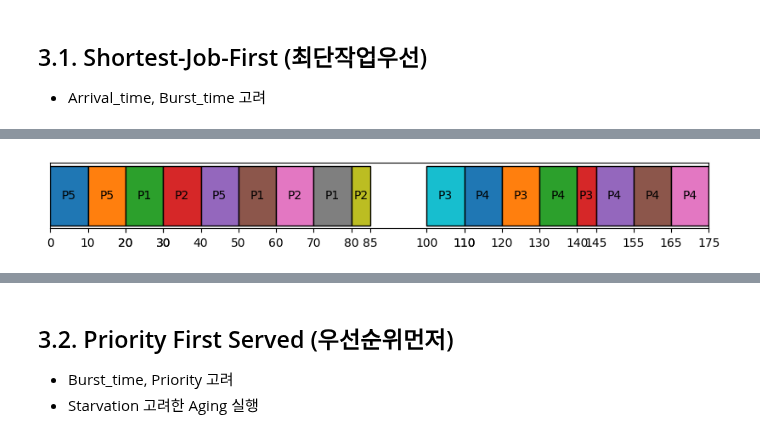
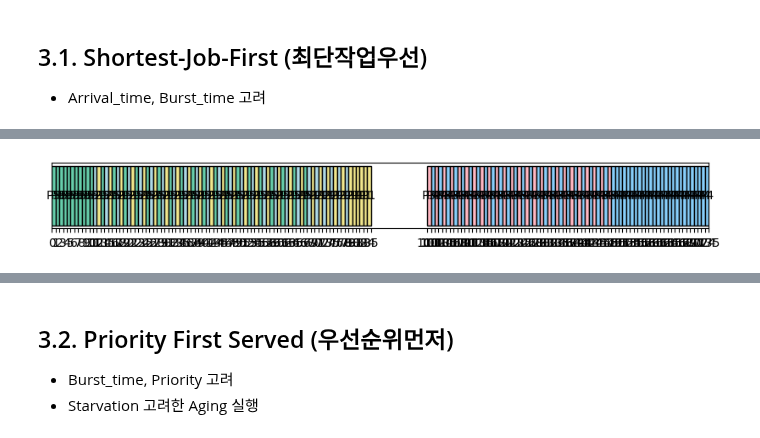
Before and after one commit to jiho264/2023os, a Jupyter notebook: homework01/homework01.ipynb, the cells around one changed output, grey strips where cells are left out. Drawn from its saved outputs; the diff is of its cells as text; code cells hidden in the pictures.

```diff
--- a/homework01/homework01.ipynb
+++ b/homework01/homework01.ipynb
@@ -32,0 +37,5 @@ MarkDown 문서로 설명과 해설 그리고 주석이 포함된 주피터노
+# %%
+file = open("color_list.txt", "r")
+_COLORS_ = file.read().splitlines()
+file.close()
+print("_COLORS_ length is :", len(_COLORS_))
@@ -99,7 +109,6 @@ def draw(_order):
     _start_counter = 0
     _done_counter = 0
 
-
     for _pid, _runtime in _order:
         # NOT CPU RUNNING
         if (_pid < 0):
@@ -117,7 +126,6 @@ def draw(_order):
             for i in range(len(_process)):
                 if (_process[i]['Num'] == _pid):
                     _target = _process[i]
-            _pid -= 1
 
             # First come in CPU
             if (_target['Priority'] > 0):
@@ -131,14 +139,14 @@ def draw(_order):
                 _start_counter += 1
                 _xlim_tickers.append(_now_time)
 
-            # if (_process[_pid]['Burst_time'] >= _runtime):
             _sum_of_busrt_time += _target['Burst_time']
             _cumsum_waiting_time += _now_time
 
-            ax.barh(0, _runtime, left=_now_time, edgecolor='black')
+            ax.barh(0, _runtime, left=_now_time,
+                    edgecolor='black', color=_COLORS_[_JUST_PRINT_IDX_-1])
             _now_time += _runtime
             ax.text(_now_time - _runtime/2, 0,
-                    ('P'+str(_target['Num'])), ha='center', va='center')
+                    ('P'+str(_JUST_PRINT_IDX_)), ha='center', va='center')
 
             # burst_time - running time
             _target['Burst_time'] -= _runtime
@@ -437,48 +460,46 @@ ALL EXIT  GOOD JOB!!!
 ## 3.1. Shortest-Job-First (최단작업우선)
 - Arrival_time, Burst_time 고려
 # %%
-_order = []
-_list = copy.deepcopy(_DATA_)
-_list = sorted(_list, key=lambda x: x['Arrival_time'])
-#########################
-# round robin이나 선점형에선 작업 추가 후 다시 볼 일이 있기 때문에 해당 변수 초기화하면 안 됨.
-_queue = []
-#########################
-_end_time = 0
-# arrival_time 고려해야하니 timer 작동
-for _now_time in range(_MAX_TIME_LENGTH_):
+def preemptive_SJF():
+    _order = []
+    _list = copy.deepcopy(_DATA_)
+    _list = sorted(_list, key=lambda x: x['Arrival_time'])
+    #########################
+    # round robin이나 선점형에선 작업 추가 후 다시 볼 일이 있기 때문에 해당 변수 초기화하면 안 됨.
+    _queue = []
+    #########################
+    _end_time = 0
+    # arrival_time 고려해야하니 timer 작동
+    for _now_time in range(_MAX_TIME_LENGTH_):
 
-    # 만약 모든 Burst_time 합이 0이면 모든 작업이 종료된 것
-    # 다만 마지막 작업 추가했을 때와, _now_time간 오차있음.
-    if (is_complete(_list) == True):
-        _order.append([_NON_PROCESS_, _ALL_JOB_IS_DONE_])
-        break
-    # 아직 안 끝남.
-    else:
-        # 노는 중
-        if (_end_time < _now_time):
-            # take a rest 1sec == timer speed
-            _order.append([_NON_PROCESS_, 1])
-            _end_time += 1
+        # 만약 모든 Burst_time 합이 0이면 모든 작업이 종료된 것
+        # 다만 마지막 작업 추가했을 때와, _now_time간 오차있음.
+        if (is_complete(_list) == True):
+            _order.append([_NON_PROCESS_, _ALL_JOB_IS_DONE_])
+            break
+        # 아직 안 끝남.
+        else:
+            # 노는 중
+            if (_end_time < _now_time):
+                # take a rest 1sec == timer speed
+                _order.append([_NON_PROCESS_, 1])
+                _end_time += 1
 
-        # 현재 시간에 도착해있는 작업들 리스트업
-        for _process in _list:
-            if (_process['Arrival_time'] == _now_time):
-                # _arrival_list.append(_process)
-                _queue.append(_process)
+            # 현재 시간에 도착해있는 작업들 리스트업
+            for _process in _list:
+                if (_process['Arrival_time'] == _now_time):
+                    # _arrival_list.append(_process)
+                    _queue.append(_process)
 
-        # _QUANTUM_TIME_ 마다 큐에서 스케쥴링
-        if (_now_time % _QUANTUM_TIME_ == 0):
+            # _now_time 마다 큐에서 스케쥴링
+            _queue.sort(key=lambda x: x['Burst_time'])
             for _process in _queue:
                 if (_process['Burst_time'] > 0):
-                    if (_process['Burst_time'] - _QUANTUM_TIME_ >= 0):
-                        _order.append([_process['Num'], _QUANTUM_TIME_])
-                        _end_time += _QUANTUM_TIME_
-                        _process['Burst_time'] -= _QUANTUM_TIME_
-                    else:
-                        _order.append(
-                            [_process['Num'], _process['Burst_time']])
-                        _end_time += _process['Burst_time']
-                        _process['Burst_time'] = 0
-draw(_order)
+                    if (_process['Burst_time'] - 1 >= 0):
+                        _order.append([_process['Num'], 1])
+                        _end_time += 1
+                        _process['Burst_time'] -= 1
+    draw(_order)
+
+preemptive_SJF()
 # %% [output]
@@ -486,4 +507,4 @@ draw(_order)
 ALL START GOOD JOB!!!
 ALL EXIT  GOOD JOB!!!
-[figure, old version]
+[figure, new version]
 # %% [markdown]
```
Also changed, not shown: parts of 10 cells of this notebook, 2 other files.
